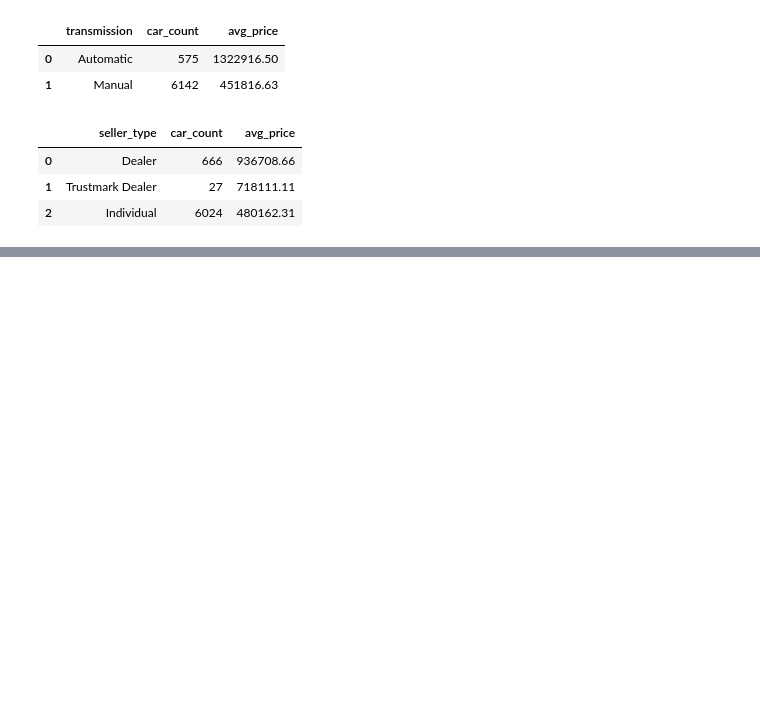
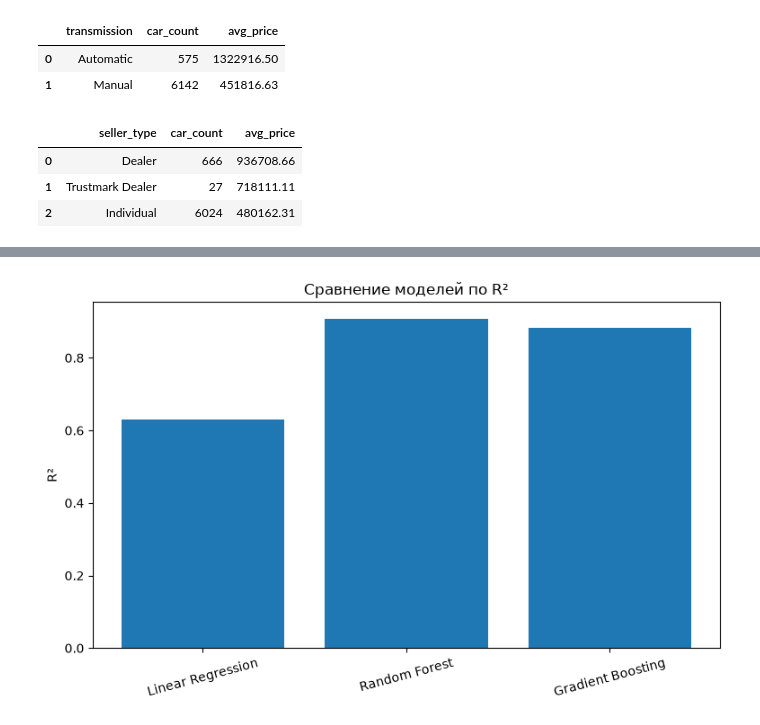
Before and after one commit to SheL16/car-price-prediction, a Jupyter notebook: notebooks/analysis.ipynb, the cells around one changed output, grey strips where cells are left out. Saved outputs shown, nothing was run; the diff lists cells and outputs as text; code cells hidden in the pictures; blank space fills up the shorter version.

```diff
--- a/notebooks/analysis.ipynb
+++ b/notebooks/analysis.ipynb
@@ -566,0 +638,9 @@ conn.close()
+# %%
+plt.figure(figsize=(9, 5))
+plt.bar(results["model"], results["R2"])
+plt.ylabel("R²")
+plt.title("Сравнение моделей по R²")
+plt.xticks(rotation=15)
+plt.show()
+# %% [output]
+[figure, added]
```
Also changed, not shown: parts of 21 cells of this notebook.
